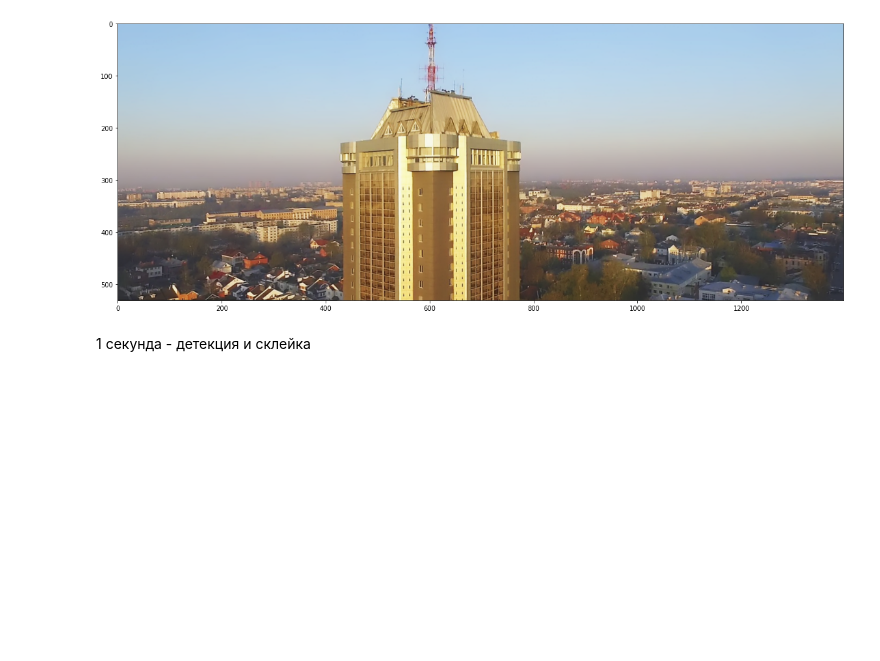
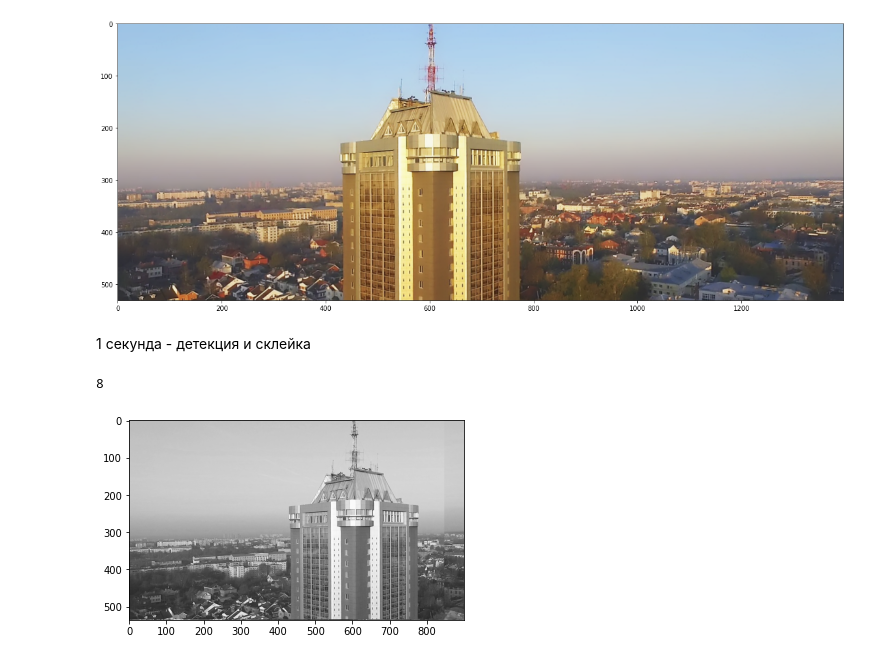
Before and after one commit to KozynchenkoVS/ComputerVision, a Jupyter notebook: task_6/notebook.ipynb, the cells around one changed output. Saved outputs shown, nothing was run; the diff lists cells and outputs as text; code cells hidden in the pictures; blank space fills up the shorter version.

Commit message:
Added BRIEF

```diff
--- a/task_6/notebook.ipynb
+++ b/task_6/notebook.ipynb
@@ -43,3 +43,35 @@ axes.imshow(result_orb)
 [figure]
 # %% [markdown]
 1 секунда - детекция и склейка
+# %%
+star = cv2.xfeatures2d.StarDetector_create()
+kp = star.detect(cv2.cvtColor(cv2.imread('original.jpg'), cv2.COLOR_BGR2GRAY),None)
+BRIEF = cv2.xfeatures2d.BriefDescriptorExtractor_create()
+# left
+kp_1, des_1 = BRIEF.compute(cv2.cvtColor(cv2.imread('left.jpg'), cv2.COLOR_BGR2GRAY), kp)
+# right
+kp_2, des_2 = BRIEF.compute(cv2.cvtColor(cv2.imread('right.jpg'), cv2.COLOR_BGR2GRAY), kp)
+bf = cv2.BFMatcher_create(cv2.NORM_HAMMING)
+# совпадающие точки
+matches = bf.knnMatch(des_1, des_2,k=2)
+# фильтрация точек
+good = []
+for m, n in matches:
+    if m.distance < 0.6 * n.distance:
+        good.append(m)
+print(len(good))
+# %% [output]
+8
+# %%
+MIN_MATCH_COUNT = 7
+if len(good) > MIN_MATCH_COUNT:
+    src_pts = np.float32([ kp_1[m.queryIdx].pt for m in good]).reshape(-1,1,2)
+    dst_pts = np.float32([ kp_2[m.trainIdx].pt for m in good]).reshape(-1,1,2)
+    M, _ = cv2.findHomography(src_pts, dst_pts, cv2.RANSAC, 5.0)
+    dst = cv2.warpPerspective(cv2.cvtColor(cv2.imread('left.jpg'), cv2.COLOR_BGR2GRAY), M, ((cv2.cvtColor(cv2.imread('left.jpg'), cv2.COLOR_BGR2GRAY).shape[1] + cv2.cvtColor(cv2.imread('right.jpg'), cv2.COLOR_BGR2GRAY).shape[1]), cv2.cvtColor(cv2.imread('right.jpg'), cv2.COLOR_BGR2GRAY).shape[0]))
+    dst[0:cv2.cvtColor(cv2.imread('right.jpg'), cv2.COLOR_BGR2GRAY).shape[0], 0:cv2.cvtColor(cv2.imread('right.jpg'), cv2.COLOR_BGR2GRAY).shape[1]] = cv2.cvtColor(cv2.imread('right.jpg'), cv2.COLOR_BGR2GRAY)
+    dst[0:cv2.cvtColor(cv2.imread('left.jpg'), cv2.COLOR_BGR2GRAY).shape[0], 0:cv2.cvtColor(cv2.imread('left.jpg'), cv2.COLOR_BGR2GRAY).shape[1]] = cv2.cvtColor(cv2.imread('left.jpg'), cv2.COLOR_BGR2GRAY)
+    dst = dst[:, :900]
+    plt.imshow(cv2.cvtColor(dst, cv2.COLOR_GRAY2RGB))
+# %% [output]
+[figure, added]
```
Also changed, not shown: parts of 1 cell of this notebook.
